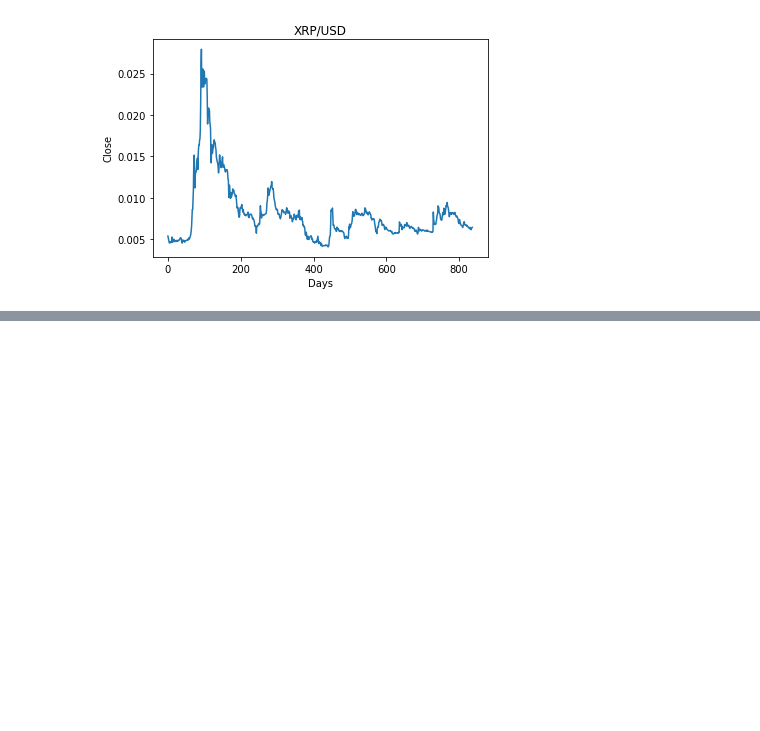
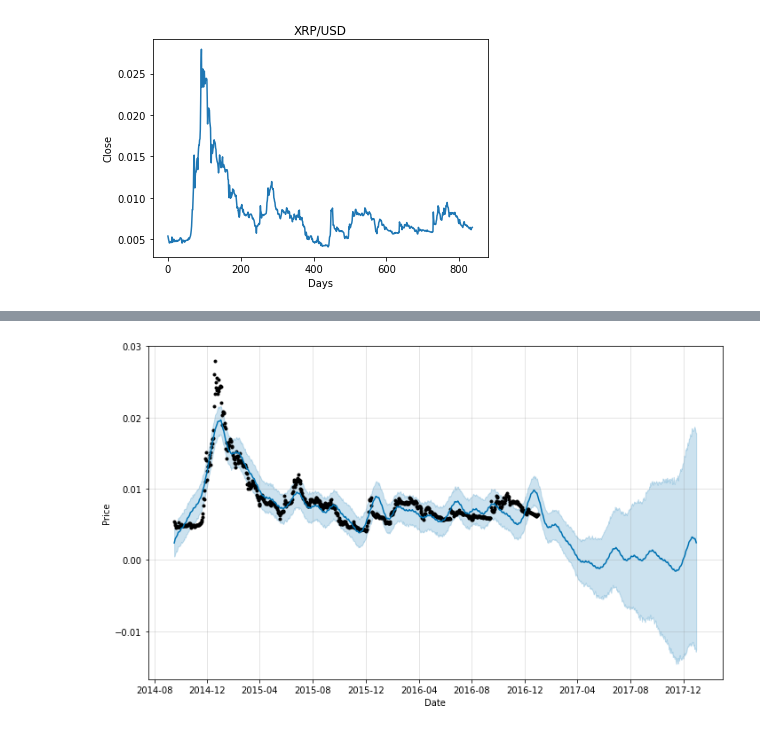
Before and after one commit to kim-minsun/Data-Science_Project, a Jupyter notebook: Data_Science_Project.ipynb, the cells around one changed output, grey strips where cells are left out. Cells and saved outputs as stored; diff of their text form; code cells hidden in the pictures; blank space fills up the shorter version.

```diff
--- a/Data_Science_Project.ipynb
+++ b/Data_Science_Project.ipynb
@@ -181,7 +203,7 @@ data.head()
 # %%
-data['Date'] = pd.to_datetime(data['Date'])
-data_sort = data.sort_values('Date')
-data_sort
+dfXRP['Date'] = pd.to_datetime(dfXRP['Date'])
+dfXRP_sort = dfXRP.sort_values('Date')
+dfXRP_sort
 # %% [output]
 |  | Date | High | Low | Open | Close | Volume | Adj Close |
 | 0 | 2014-09-16 | 0.005803 | 0.005123 | 0.005123 | 0.005399 | 1281960 | 0.005399 |
@@ -204,3 +226,11 @@ ax.set_ylabel('Close')
 plt.show()
 # %% [output]
 [figure]
+# %%
+forecast_col = 'Close'
+forecast_out = 5
+test_size = 0.2
+dfXRP_sort["Date"] = pd.to_datetime(dfXRP["Date"], infer_datetime_format=True)
+dfXRP_sort = dfXRP_sort[["Date", "Close"]]
+dfXRP_sort = dfXRP_sort.rename(columns={"Date" : "ds", "Close" : "y" })
+dfXRP_sort
@@ -206,0 +251,6 @@ plt.show()
+# %%
+model = Prophet(weekly_seasonality=True,daily_seasonality=True)
+model.fit(dfXRP_sort)
+predict = model.make_future_dataframe(periods=365)
+forcast = model.predict(predict)
+forcast[["ds", "yhat", "yhat_lower", "yhat_upper"]].tail()
@@ -206,0 +280,5 @@ plt.show()
+# %%
+
+graph = model.plot(forcast, xlabel="Date", ylabel="Price")
+# %% [output]
+[figure, added]
```
Also changed, not shown: parts of 14 cells of this notebook.
